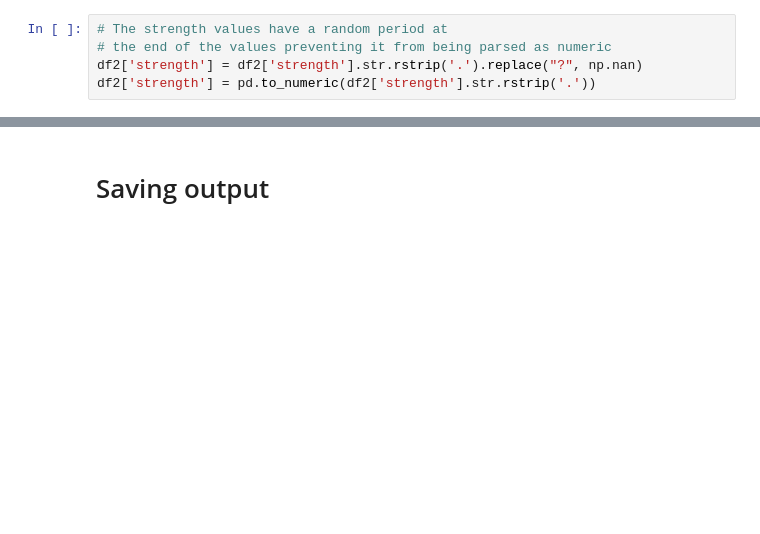
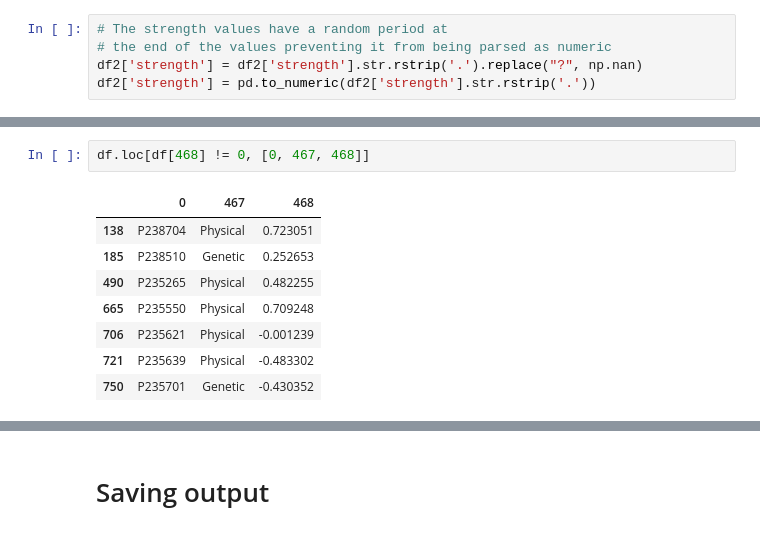
Before and after one commit to NgAngus/protein_localization, a Jupyter notebook: notebooks/data_engineering.ipynb, the cells around one changed output, grey strips where cells are left out. Saved outputs shown, nothing was run; the diff lists cells and outputs as text; blank space fills up the shorter version.

```diff
--- a/notebooks/data_engineering.ipynb
+++ b/notebooks/data_engineering.ipynb
@@ -192,0 +224,11 @@ fields
+# %%
+df.loc[df[468] != 0, [0, 467, 468]]
+# %% [output]
+|  | 0 | 467 | 468 |
+| 138 | P238704 | Physical | 0.723051 |
+| 185 | P238510 | Genetic | 0.252653 |
+| 490 | P235265 | Physical | 0.482255 |
+| 665 | P235550 | Physical | 0.709248 |
+| 706 | P235621 | Physical | -0.001239 |
+| 721 | P235639 | Physical | -0.483302 |
+| 750 | P235701 | Genetic | -0.430352 |
```
Also changed, not shown: parts of 39 cells of this notebook, 1 other file.
